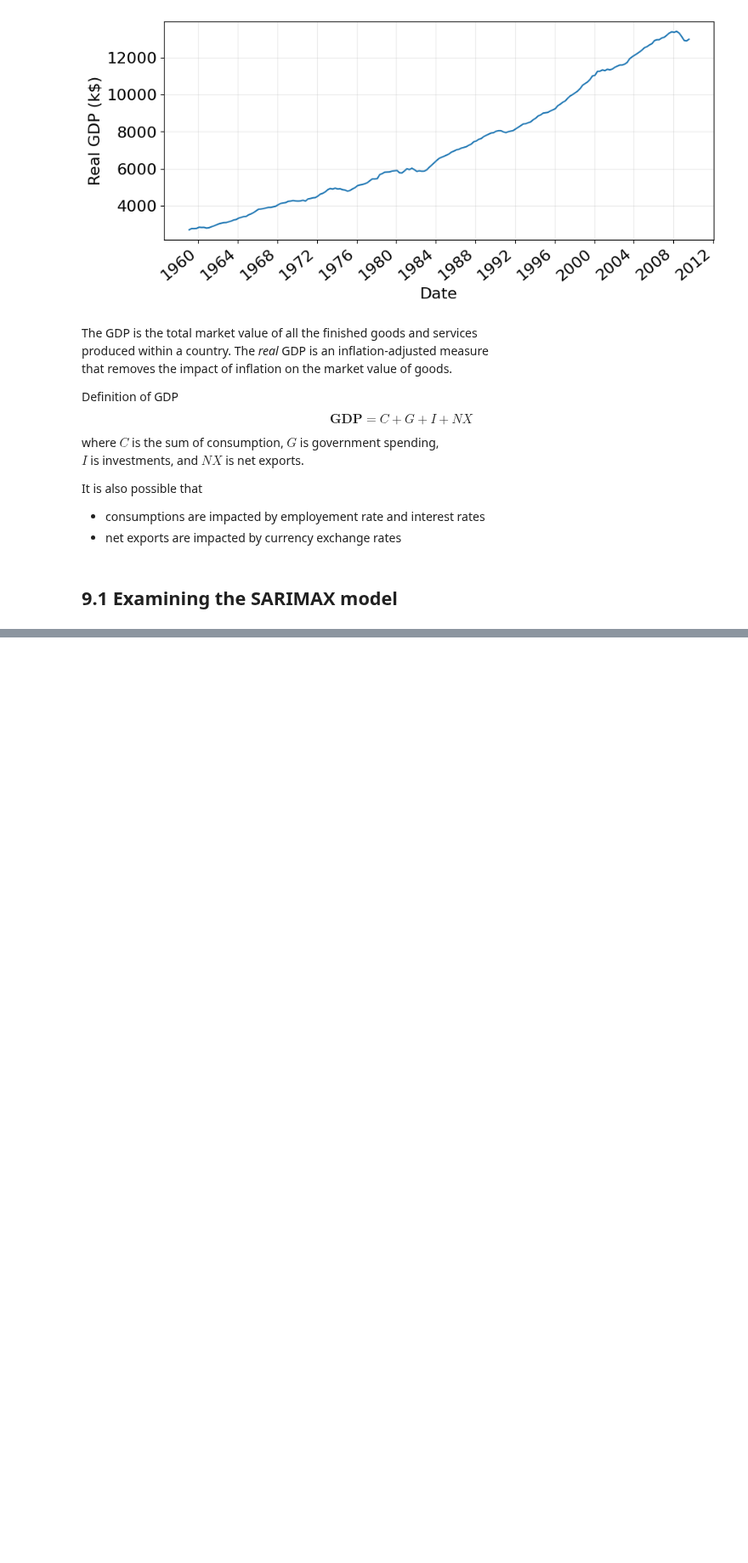
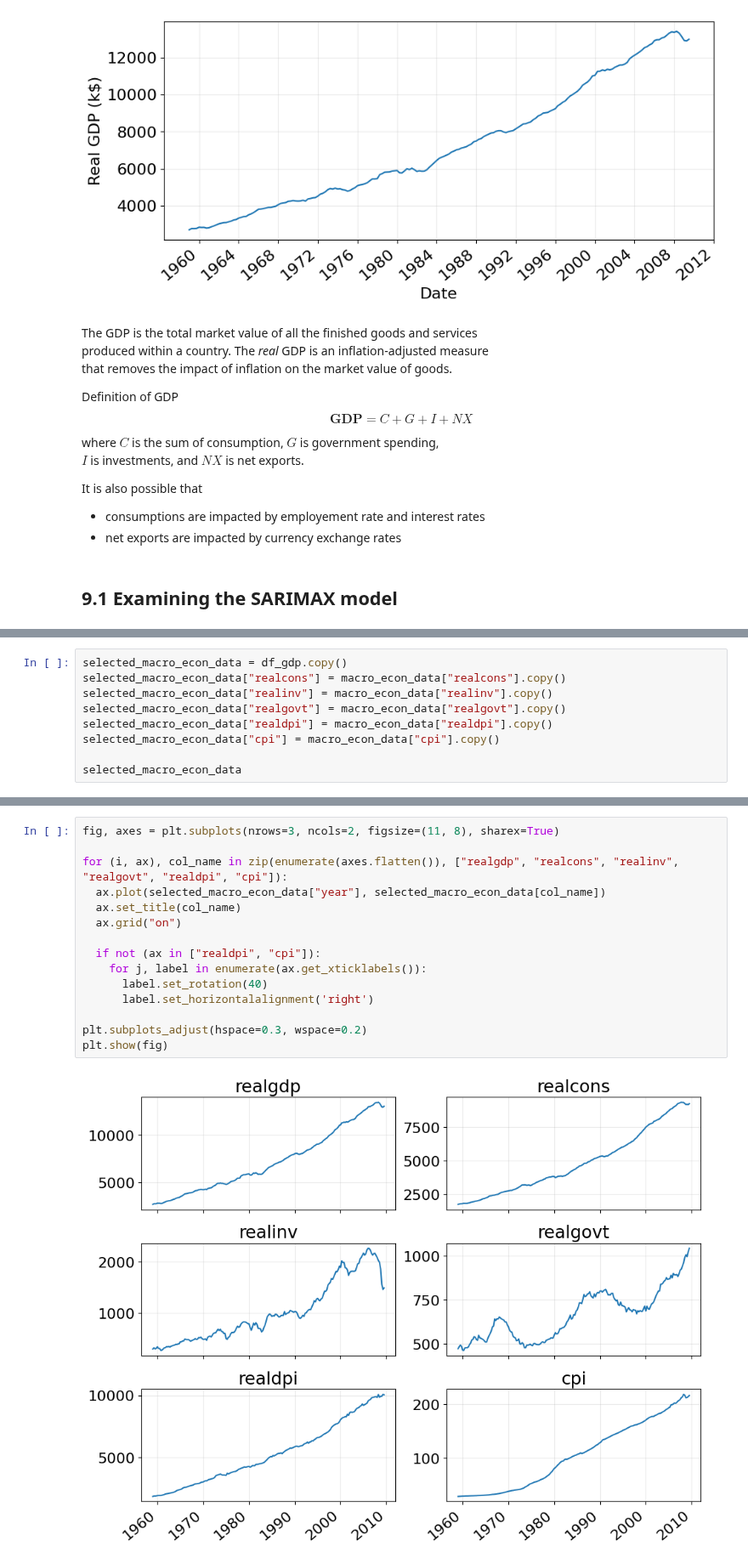
Before and after one commit to LugoBlogger/SI-201-542-forecasting-technique, a Jupyter notebook: week-10.ipynb, the cells around one changed output, grey strips where cells are left out. Shown at 85% size. Saved outputs shown, nothing was run; the diff lists cells and outputs as text; blank space fills up the shorter version.

```diff
--- a/week-10.ipynb
+++ b/week-10.ipynb
@@ -127,0 +183,9 @@ It is also possible that
+# %%
+selected_macro_econ_data = df_gdp.copy()
+selected_macro_econ_data["realcons"] = macro_econ_data["realcons"].copy()
+selected_macro_econ_data["realinv"] = macro_econ_data["realinv"].copy()
+selected_macro_econ_data["realgovt"] = macro_econ_data["realgovt"].copy()
+selected_macro_econ_data["realdpi"] = macro_econ_data["realdpi"].copy()
+selected_macro_econ_data["cpi"] = macro_econ_data["cpi"].copy()
+
+selected_macro_econ_data
@@ -127,0 +206,17 @@ It is also possible that
+# %%
+fig, axes = plt.subplots(nrows=3, ncols=2, figsize=(11, 8), sharex=True)
+
+for (i, ax), col_name in zip(enumerate(axes.flatten()), ["realgdp", "realcons", "realinv", "realgovt", "realdpi", "cpi"]):
+  ax.plot(selected_macro_econ_data["year"], selected_macro_econ_data[col_name])
+  ax.set_title(col_name)
+  ax.grid("on")
+
+  if not (ax in ["realdpi", "cpi"]):
+    for j, label in enumerate(ax.get_xticklabels()):
+      label.set_rotation(40)
+      label.set_horizontalalignment('right')
+
+plt.subplots_adjust(hspace=0.3, wspace=0.2)
+plt.show(fig)
+# %% [output]
+[figure, added]
```
Also changed, not shown: parts of 52 cells of this notebook, 13 other files.
